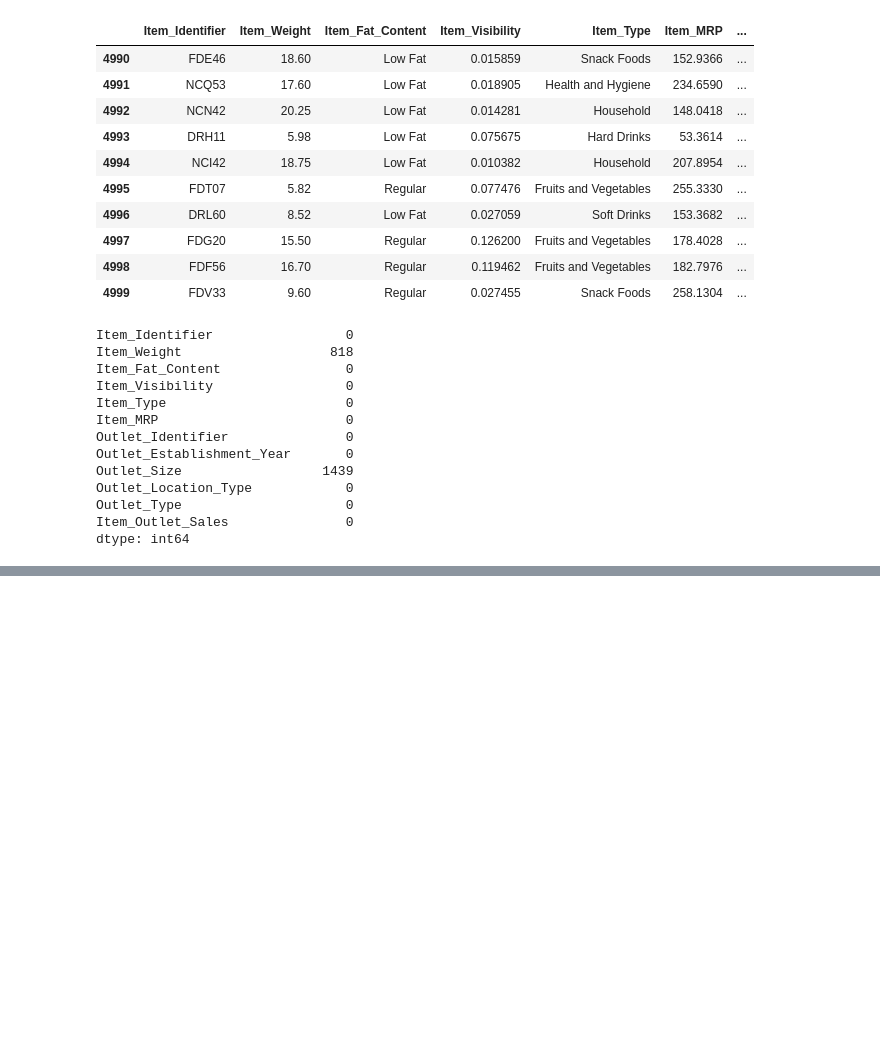
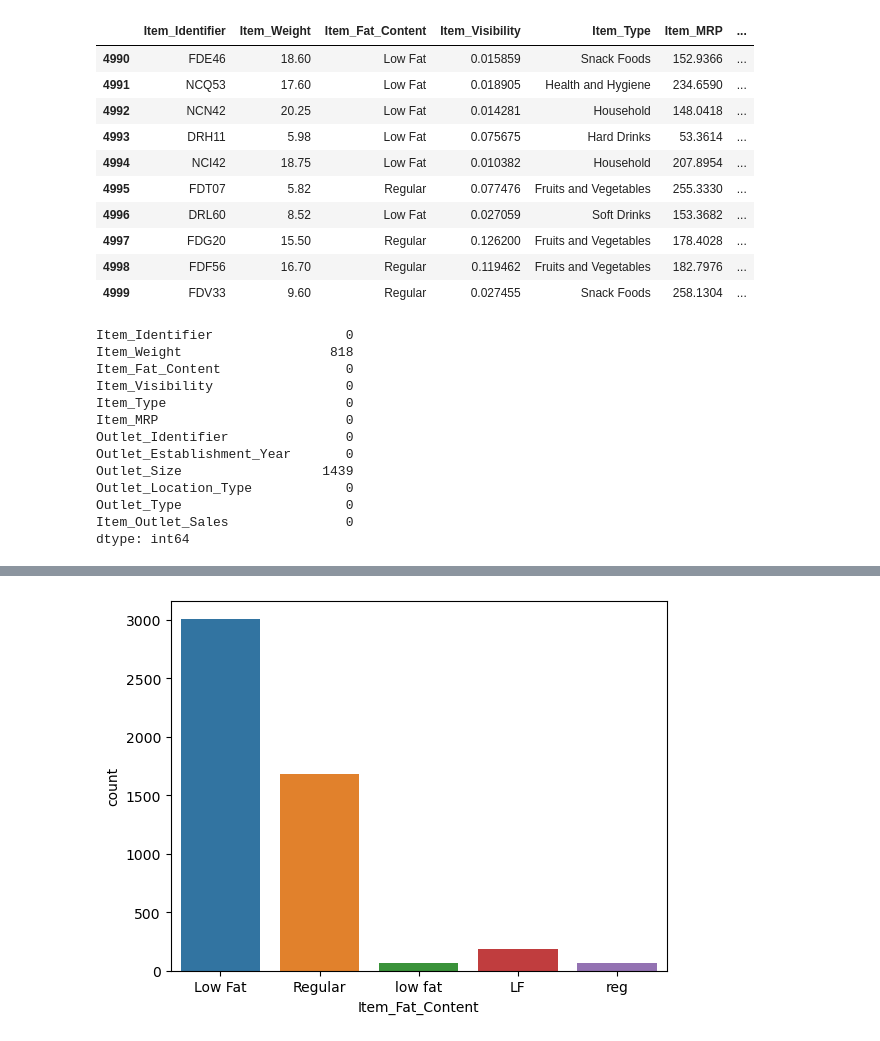
Before and after one commit to kristofferskvam/DAVE3625, a Jupyter notebook: Oblig1/test.ipynb, the cells around one changed output, grey strips where cells are left out. Saved outputs shown, nothing was run; the diff lists cells and outputs as text; code cells hidden in the pictures; blank space fills up the shorter version.

```diff
--- a/Oblig1/test.ipynb
+++ b/Oblig1/test.ipynb
@@ -59,0 +84,9 @@ dtype: int64
+# %%
+# We'll fill Outlet_Size with the most common value, which is "Medium".
+Grc_df["Outlet_Size"] = Grc_df["Outlet_Size"].fillna("Medium")
+# %%
+# Task 4. Lists item fat content
+sns.countplot(x='Item_Fat_Content', data=Grc_df, hue='Item_Fat_Content')
+plt.show()
+# %% [output]
+[figure, added]
```
Also changed, not shown: parts of 8 cells of this notebook, 1 other file.
